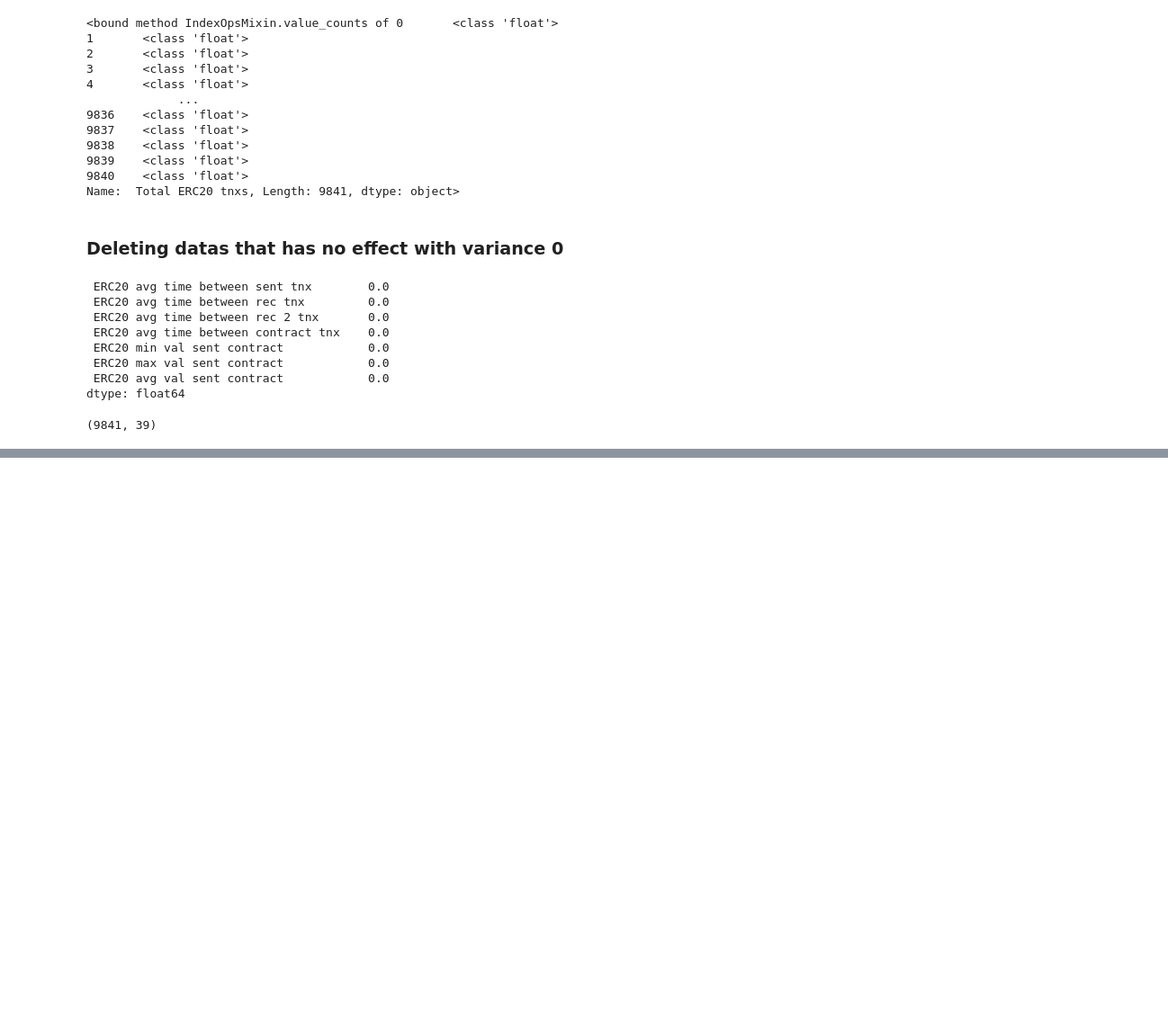
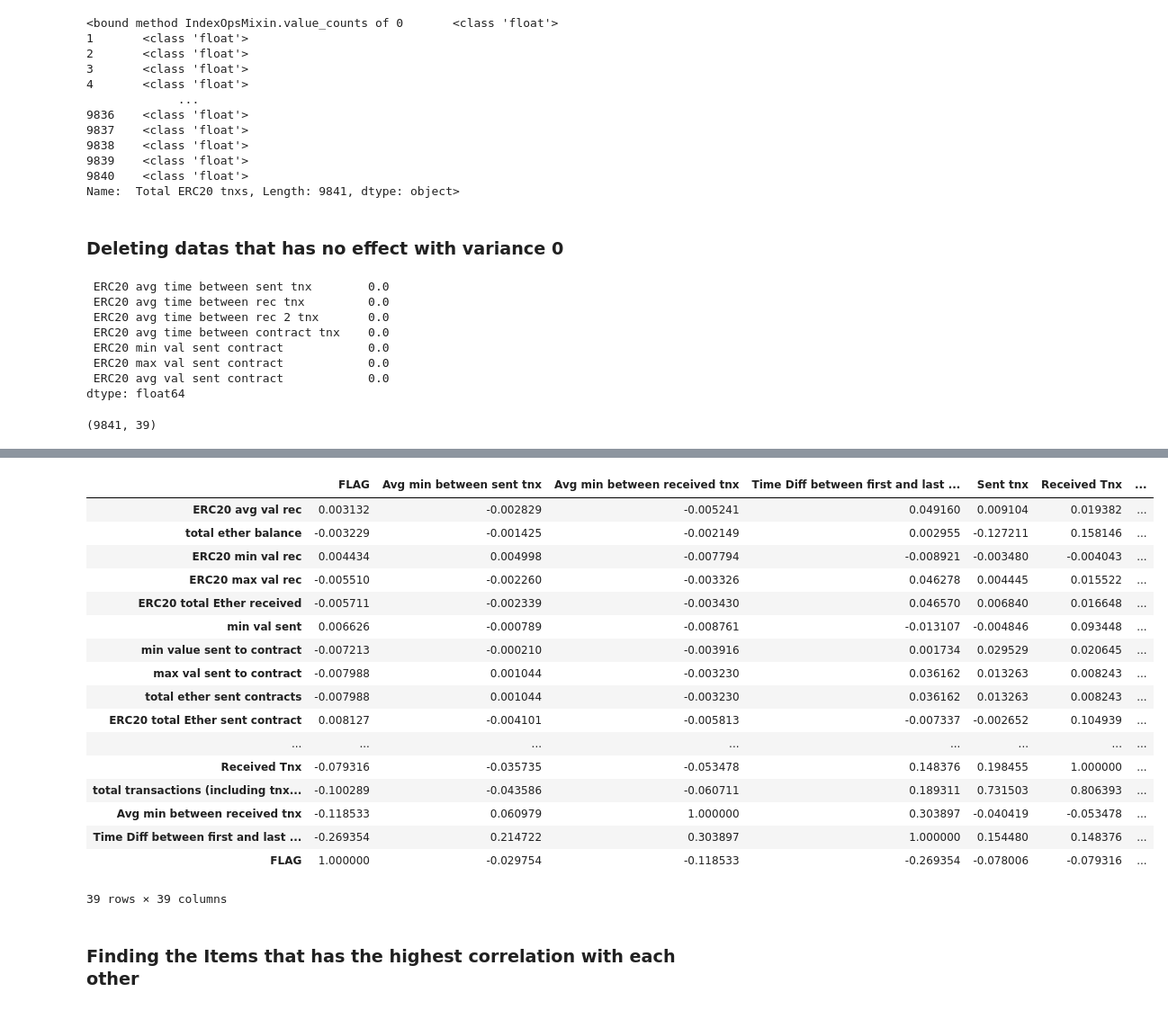
Before and after one commit to mohammadakhoundi1/Ethereum-Fraud-Detection, a Jupyter notebook: ET.ipynb, the cells around one changed output, grey strips where cells are left out. Shown at 90% size. Drawn from its saved outputs; the diff is of its cells as text; code cells hidden in the pictures; blank space fills up the shorter version.

```diff
--- a/ET.ipynb
+++ b/ET.ipynb
@@ -285,0 +298,23 @@ df.shape
+# %%
+corr.sort_values(by=['FLAG'],key=abs)
+# %% [output]
+|  | FLAG | Avg min between sent tnx | Avg min between received tnx | Time Diff between first and last ... | Sent tnx | Received Tnx | ... |
+| ERC20 avg val rec | 0.003132 | -0.002829 | -0.005241 | 0.049160 | 0.009104 | 0.019382 | ... |
+| total ether balance | -0.003229 | -0.001425 | -0.002149 | 0.002955 | -0.127211 | 0.158146 | ... |
+| ERC20 min val rec | 0.004434 | 0.004998 | -0.007794 | -0.008921 | -0.003480 | -0.004043 | ... |
+| ERC20 max val rec | -0.005510 | -0.002260 | -0.003326 | 0.046278 | 0.004445 | 0.015522 | ... |
+| ERC20 total Ether received | -0.005711 | -0.002339 | -0.003430 | 0.046570 | 0.006840 | 0.016648 | ... |
+| min val sent | 0.006626 | -0.000789 | -0.008761 | -0.013107 | -0.004846 | 0.093448 | ... |
+| min value sent to contract | -0.007213 | -0.000210 | -0.003916 | 0.001734 | 0.029529 | 0.020645 | ... |
+| max val sent to contract | -0.007988 | 0.001044 | -0.003230 | 0.036162 | 0.013263 | 0.008243 | ... |
+| total ether sent contracts | -0.007988 | 0.001044 | -0.003230 | 0.036162 | 0.013263 | 0.008243 | ... |
+| ERC20 total Ether sent contract | 0.008127 | -0.004101 | -0.005813 | -0.007337 | -0.002652 | 0.104939 | ... |
+| ... | ... | ... | ... | ... | ... | ... | ... |
+| Received Tnx | -0.079316 | -0.035735 | -0.053478 | 0.148376 | 0.198455 | 1.000000 | ... |
+| total transactions (including tnx... | -0.100289 | -0.043586 | -0.060711 | 0.189311 | 0.731503 | 0.806393 | ... |
+| Avg min between received tnx | -0.118533 | 0.060979 | 1.000000 | 0.303897 | -0.040419 | -0.053478 | ... |
+| Time Diff between first and last ... | -0.269354 | 0.214722 | 0.303897 | 1.000000 | 0.154480 | 0.148376 | ... |
+| FLAG | 1.000000 | -0.029754 | -0.118533 | -0.269354 | -0.078006 | -0.079316 | ... |
+39 rows × 39 columns
+# %% [markdown]
+### Finding the Items that has the highest correlation with each other
```
Also changed, not shown: parts of 9 cells of this notebook, 1 other file.
